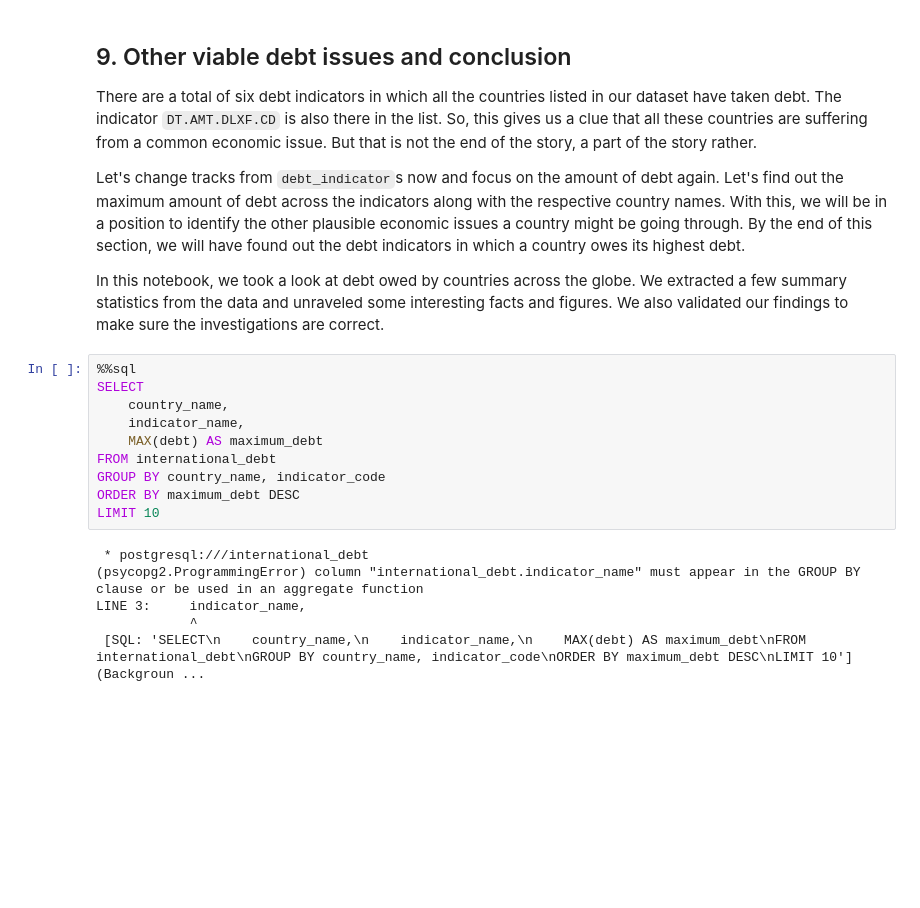
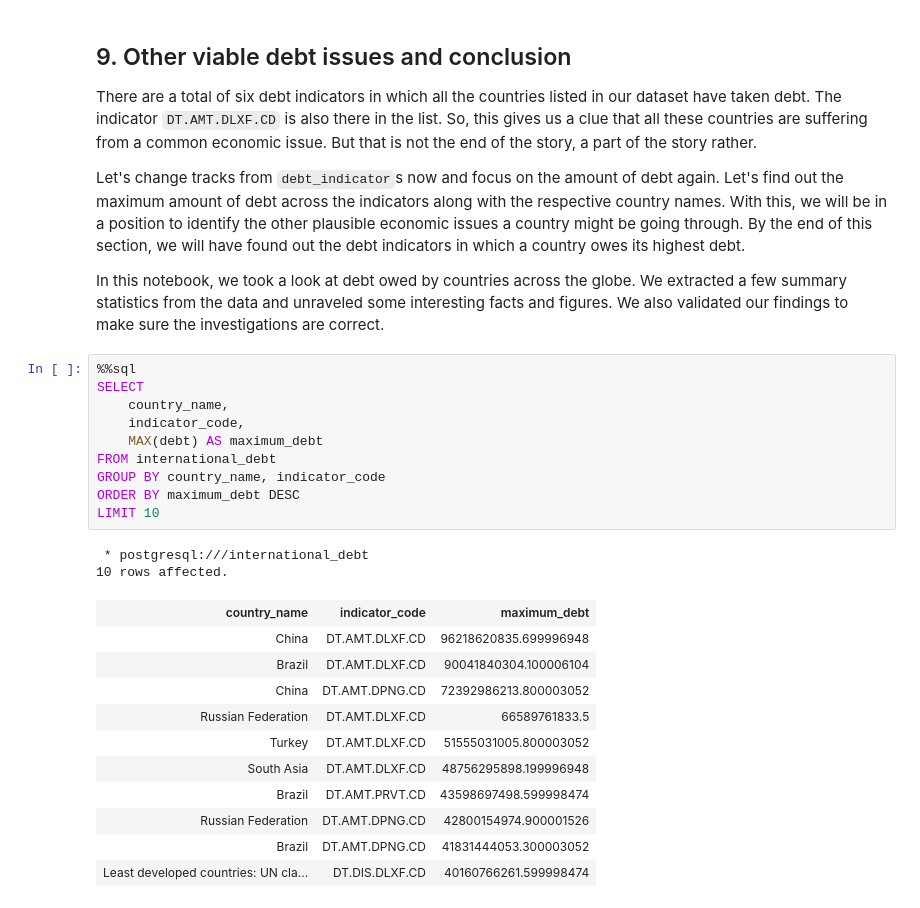
Before and after one commit to jdquerales/datascience, a Jupyter notebook: SQL/Analyze_International_Debt_Statistics/notebook.ipynb, the cells around one changed output. Cells and saved outputs as stored; diff of their text form; blank space fills up the shorter version.

```diff
--- a/SQL/Analyze_International_Debt_Statistics/notebook.ipynb
+++ b/SQL/Analyze_International_Debt_Statistics/notebook.ipynb
@@ -190,16 +318,24 @@ LIMIT 20;
 # %%
 %%sql
 SELECT
     country_name,
-    indicator_name,
+    indicator_code,
     MAX(debt) AS maximum_debt
 FROM international_debt
 GROUP BY country_name, indicator_code
 ORDER BY maximum_debt DESC
 LIMIT 10
 # %% [output]
  * postgresql:///international_debt
-(psycopg2.ProgrammingError) column "international_debt.indicator_name" must appear in the GROUP BY clause or be used in an aggregate function
-LINE 3:     indicator_name,
-            ^
- [SQL: 'SELECT\n    country_name,\n    indicator_name,\n    MAX(debt) AS maximum_debt\nFROM international_debt\nGROUP BY country_name, indicator_code\nORDER BY maximum_debt DESC\nLIMIT 10'] (Backgroun ...
+10 rows affected.
+| country_name | indicator_code | maximum_debt |
+| China | DT.AMT.DLXF.CD | 96218620835.699996948 |
+| Brazil | DT.AMT.DLXF.CD | 90041840304.100006104 |
+| China | DT.AMT.DPNG.CD | 72392986213.800003052 |
+| Russian Federation | DT.AMT.DLXF.CD | 66589761833.5 |
+| Turkey | DT.AMT.DLXF.CD | 51555031005.800003052 |
+| South Asia | DT.AMT.DLXF.CD | 48756295898.199996948 |
+| Brazil | DT.AMT.PRVT.CD | 43598697498.599998474 |
+| Russian Federation | DT.AMT.DPNG.CD | 42800154974.900001526 |
+| Brazil | DT.AMT.DPNG.CD | 41831444053.300003052 |
+| Least developed countries: UN cla... | DT.DIS.DLXF.CD | 40160766261.599998474 |
```
Also changed, not shown: parts of 9 cells of this notebook.
